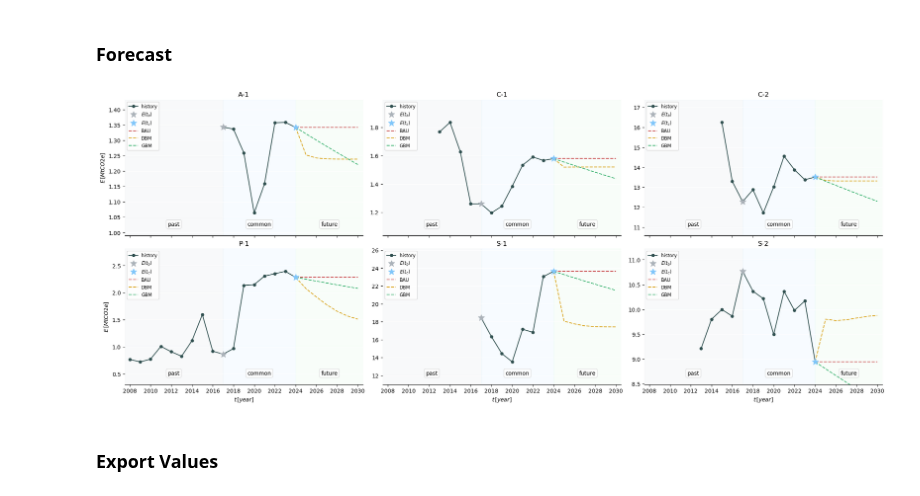
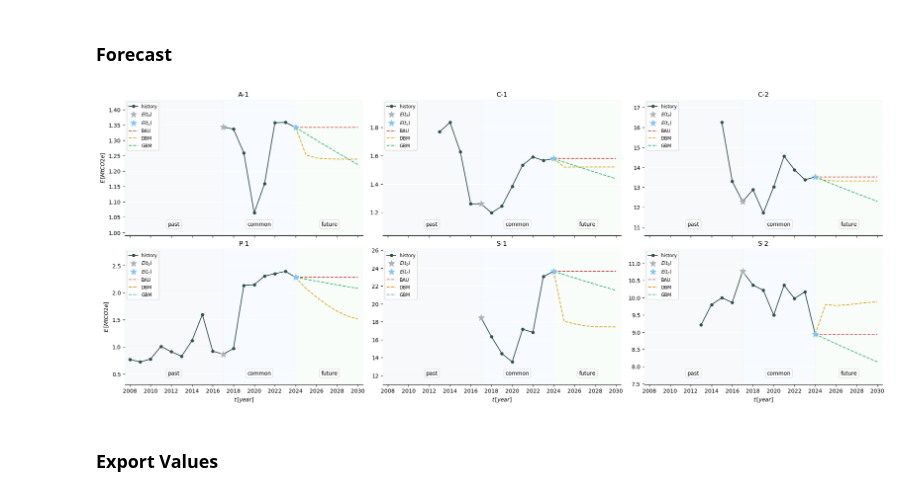
Before and after one commit to thiagoneye/costcaster, a Jupyter notebook: src/forecast.ipynb, the cells around one changed output. Drawn from its saved outputs; the diff is of its cells as text; code cells hidden in the pictures.

```diff
--- a/src/forecast.ipynb
+++ b/src/forecast.ipynb
@@ -413,11 +412,12 @@ k = 0.01
 weighting_params = set_weight_dict("sigmoid", k)
 
 # Preparing Variable for Data Export
+
 output = dict()
 
 # Plots
 
-colors = {
+COLORS = {
     "History": mcolors.CSS4_COLORS["darkslategray"],
     "Reference": mcolors.CSS4_COLORS["mediumturquoise"],
     "DBM": mcolors.CSS4_COLORS["goldenrod"],
@@ -441,7 +441,7 @@ for company_id, company_name in enumerate(list_of_companies):
     # Plot (History)
     ax = axs[company_id]
     ax.plot(
-        X_hist, y_hist, "-o", color=colors["History"], ms=5, label="history", zorder=10
+        X_hist, y_hist, "-o", color=COLORS["History"], ms=5, label="history", zorder=10
     )
     ax.plot(
         X_filt[0], y_filt[0], "*", color="#abb2b9", ms=12, label="$E(t_b)$", zorder=11
@@ -461,7 +461,7 @@ for company_id, company_name in enumerate(list_of_companies):
     y_plot = np.insert(y_pred, 0, y_hist[-1])
     output[f"{company_name} - BAU"] = y_pred.tolist()
 
-    ax.plot(X_plot, y_plot, "--", color=colors["BAU"], label="BAU")
+    ax.plot(X_plot, y_plot, "--", color=COLORS["BAU"], label="BAU")
 
     # DBM
     y_pred = fit_model(
@@ -476,41 +476,47 @@ for company_id, company_name in enumerate(list_of_companies):
     y_plot = np.insert(y_pred, 0, y_hist[-1])
     output[f"{company_name} - DBM"] = y_pred.tolist()
 
-    ax.plot(X_plot, y_plot, "--", color=colors["DBM"], label="DBM")
+    ax.plot(X_plot, y_plot, "--", color=COLORS["DBM"], label="DBM")
 
     # GBM
     y_pred = applies_power_law(X_hist, y_hist, X_pred)
     y_plot = np.insert(y_pred, 0, y_hist[-1])
     output[f"{company_name} - GBM"] = y_pred.tolist()
 
-    ax.plot(X_plot, y_plot, "--", color=colors["GBM"], label="GBM")
+    ax.plot(X_plot, y_plot, "--", color=COLORS["GBM"], label="GBM")
 
     # Configure Plot
     y_baseline = config_plot(
         ax,
         y_hist,
         x_lim=[past_range[0] - 0.5, future_range[1] - 0.5],
         title=f"{company_name}",
         leg_loc="upper left",
     )
 
     if company_id in [0, 3]:
         ax.set_ylabel("$E \\, [MtCO2e]$")
 
     if company_id >= 3:
         ax.set_xlabel("$t \\, [year]$")
 
+    if company_name == "S-2":
+        y_min, y_max = min(y_pred), max(y_hist)
+        y_min_lim, y_max_lim = get_ylim(y_min, y_max)
+        y_baseline = np.mean([y_min, y_min_lim])
+        ax.set_ylim([y_min_lim, y_max_lim])
+
     add_axvspan_annotation(
         ax, past_range[0] - 0.5, past_range[1], y_baseline=y_baseline
     )
     add_axvspan_annotation(ax, commom_range[0], commom_range[1], y_baseline=y_baseline)
     add_axvspan_annotation(
         ax, commom_range[1], future_range[1] - 0.5, y_baseline=y_baseline
     )
 
 fig.savefig(f"../img/Forecast.png", dpi=600, bbox_inches="tight")
 # %% [output]
-[figure, old version]
+[figure, new version]
 # %% [markdown]
 ### Export Values
 # %%
```
Also changed, not shown: parts of 4 cells of this notebook, 3 other files.
